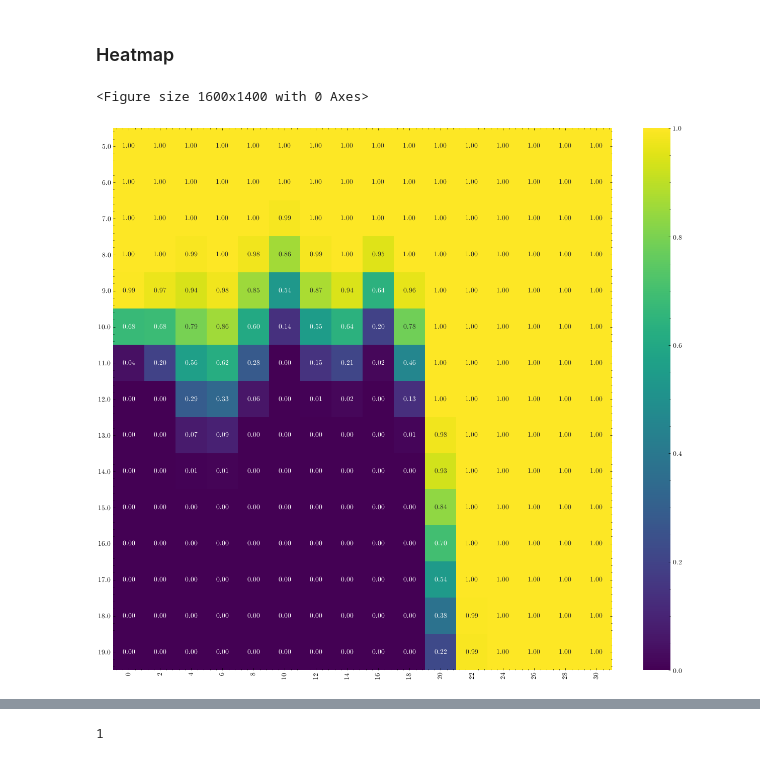
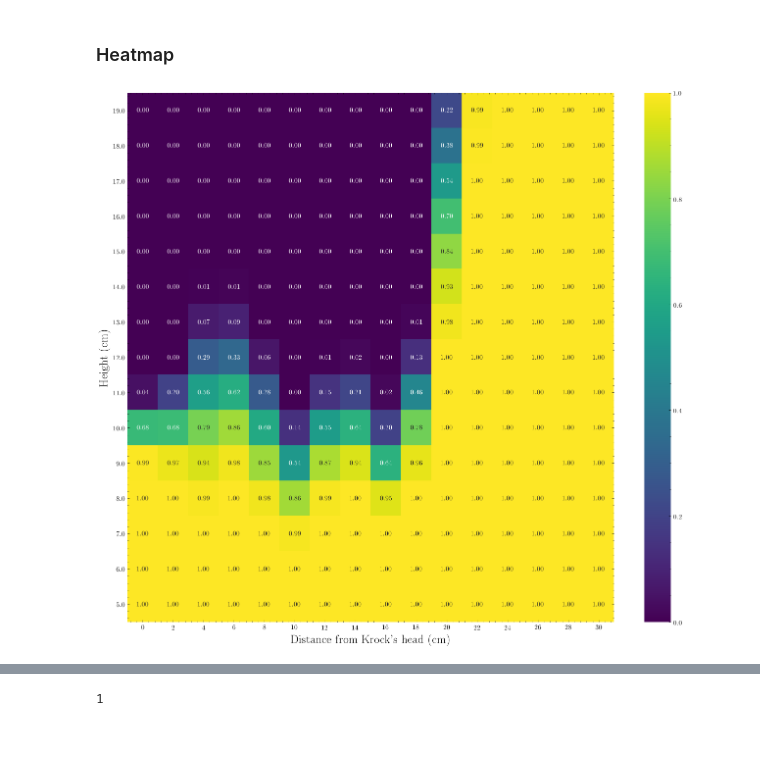
Before and after one commit to FrancescoSaverioZuppichini/Master-Thesis, a Jupyter notebook: core/interpretability-dataset.ipynb, the cells around one changed output, grey strips where cells are left out. Cells and saved outputs as stored; diff of their text form; code cells hidden in the pictures.

Commit message:
Chapter 5: custom patches
added plots

```diff
--- a/core/interpretability-dataset.ipynb
+++ b/core/interpretability-dataset.ipynb
@@ -246,6 +334,7 @@ Let's create different walls with different heights at different distances
 out_dir = '/home/francesco/Documents/Master-Thesis/papers/Thesis/img/5/custom_patches/walls_heights/'
 # %%
 heights = np.arange(5, 20) / 100 # 5cm to 20cm
+heights = heights[::-1]
 offsets_rev = offsets[10:][::-1] # from 0 to 30 cm from Krock
 combinations = [(h,o) for h in heights for o in offsets_rev]
 
@@ -272,17 +361,18 @@ for a in answer:
 # %%
 pred_reshape = explanation.df['out_1'].values.reshape(len(heights), len(offsets_rev))
 matplotlib.rcParams['figure.figsize'] = (16,14)
 
 fig = plt.figure()
 ax = sns.heatmap(pred_reshape, annot=explanation.df['out_1'].values.reshape(len(heights), len(offsets_rev)),
                  cmap='viridis',
                  fmt='.2f',
                  )
 ax.set_yticklabels(['{:.1f}'.format(h * 100) for h in heights], rotation=0)
-ax.set_xticklabels([int(d) for d in  distance],  rotation=90)
+ax.set_xticklabels([int(d) for d in  distance],  rotation=0)
+ax.set_ylabel('Height (cm)',  fontsize=18)
+ax.set_xlabel('Distance from Krock\'s head (cm)',  fontsize=18)
 
 plt.show()
-fig.savefig(out_dir + '/walls_heights.png')
+fig.savefig(out_dir + '/walls_heights.png', transparent=True)
 # %% [output]
-<Figure size 1600x1400 with 0 Axes>
-[figure, old version]
+[figure, new version]
```
Also changed, not shown: parts of 15 cells of this notebook, 13 other files.
